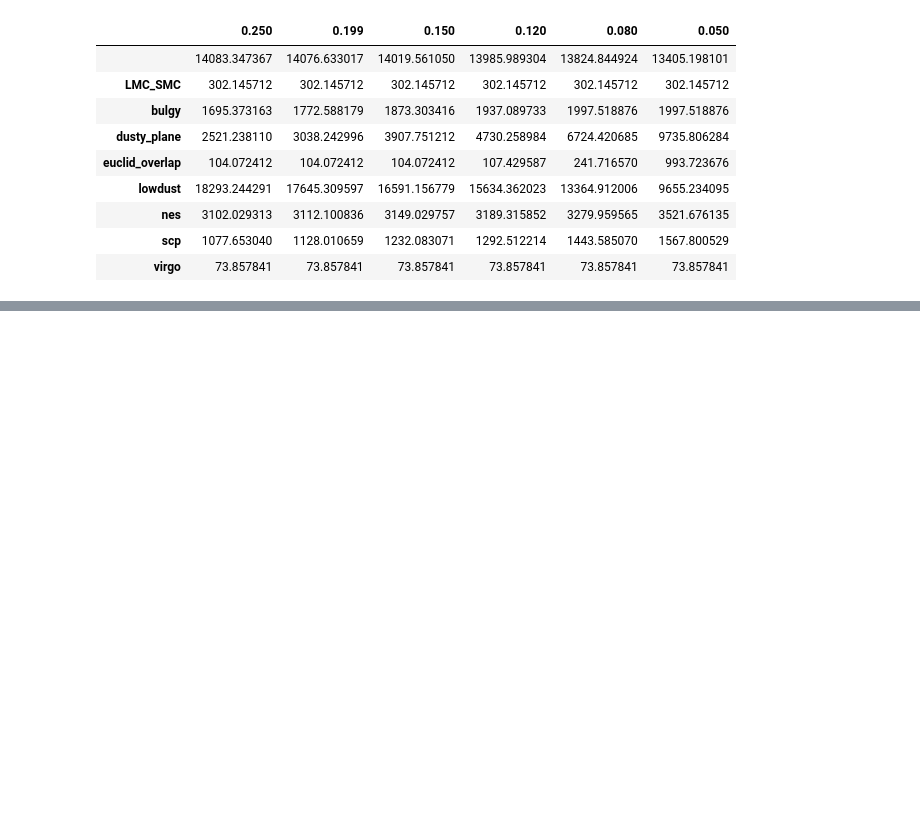
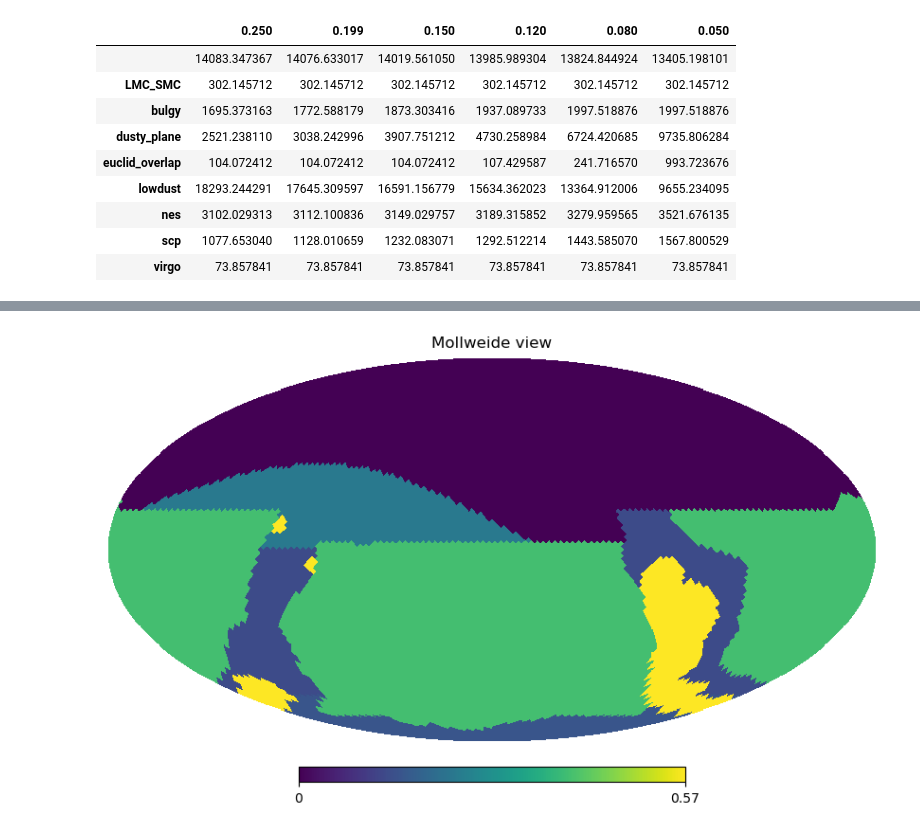
Before and after one commit to lsst-sims/sims_featureScheduler_runs5.3, a Jupyter notebook: shrink_fp/used_footprints.ipynb, the cells around one changed output, grey strips where cells are left out. Saved outputs shown, nothing was run; the diff lists cells and outputs as text; code cells hidden in the pictures; blank space fills up the shorter version.

```diff
--- a/shrink_fp/used_footprints.ipynb
+++ b/shrink_fp/used_footprints.ipynb
@@ -52,0 +60,7 @@ df
+# %%
+sag = SmallerFootprint(dust_limit=0.199)
+sky_maps, labels = sag.return_maps()
+# %%
+hp.mollview(sky_maps['g'])
+# %% [output]
+[figure, added]
```
Also changed, not shown: parts of 3 cells of this notebook, 4 other files.
